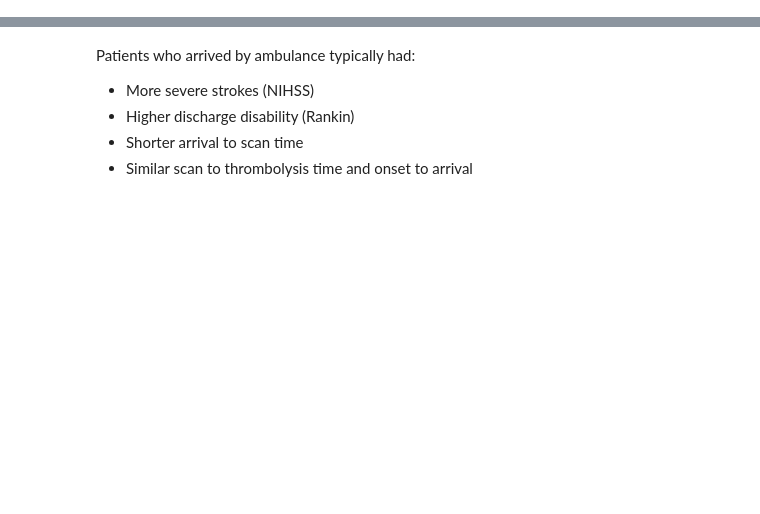
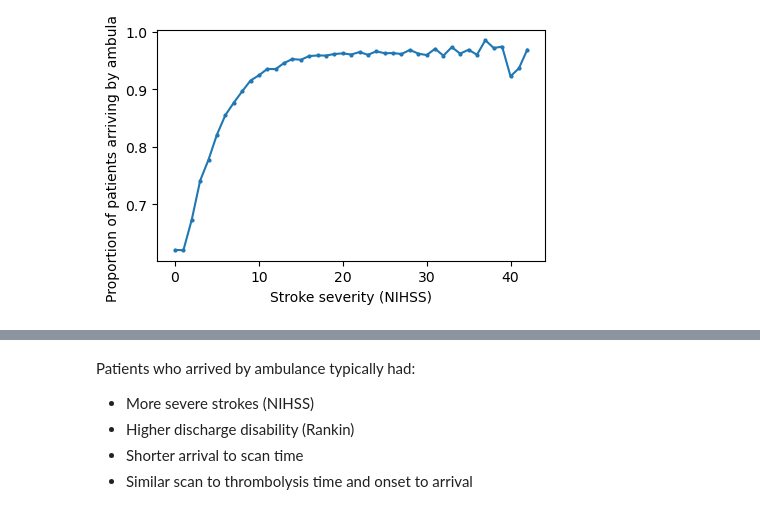
Before and after one commit to samuel-book/samuel_2_data_prep, a Jupyter notebook: descriptive_statistics/sam2_ambulance.ipynb, the cells around one changed output, grey strips where cells are left out. Cells and saved outputs as stored; diff of their text form; code cells hidden in the pictures; blank space fills up the shorter version.

```diff
--- a/descriptive_statistics/sam2_ambulance.ipynb
+++ b/descriptive_statistics/sam2_ambulance.ipynb
@@ -60,0 +157,4 @@ arrive_ambulance_stats
+# %%
+proportion_arrivals('stroke_severity', 'Stroke severity (NIHSS)')
+# %% [output]
+[figure, added]
```
Also changed, not shown: parts of 41 cells of this notebook.
